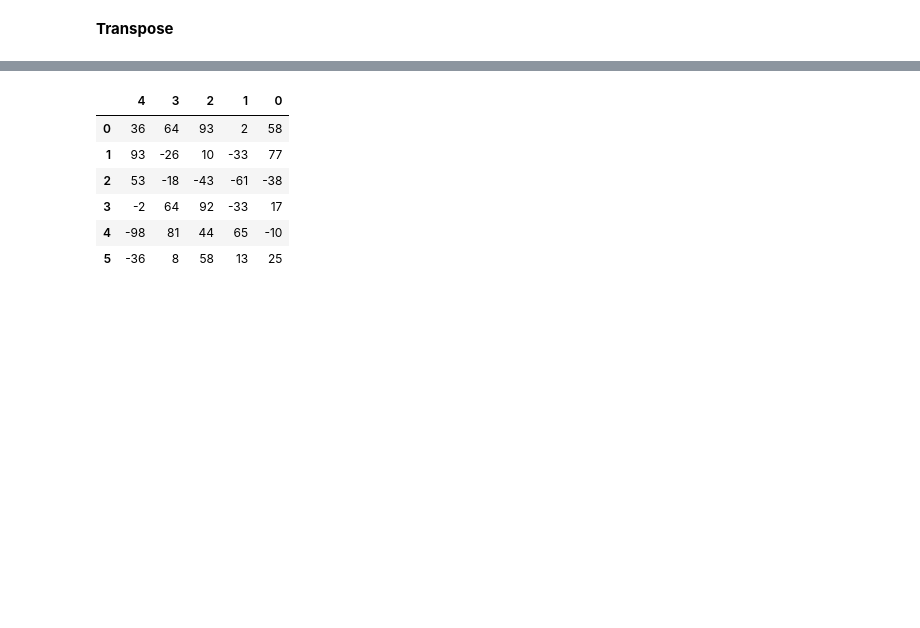
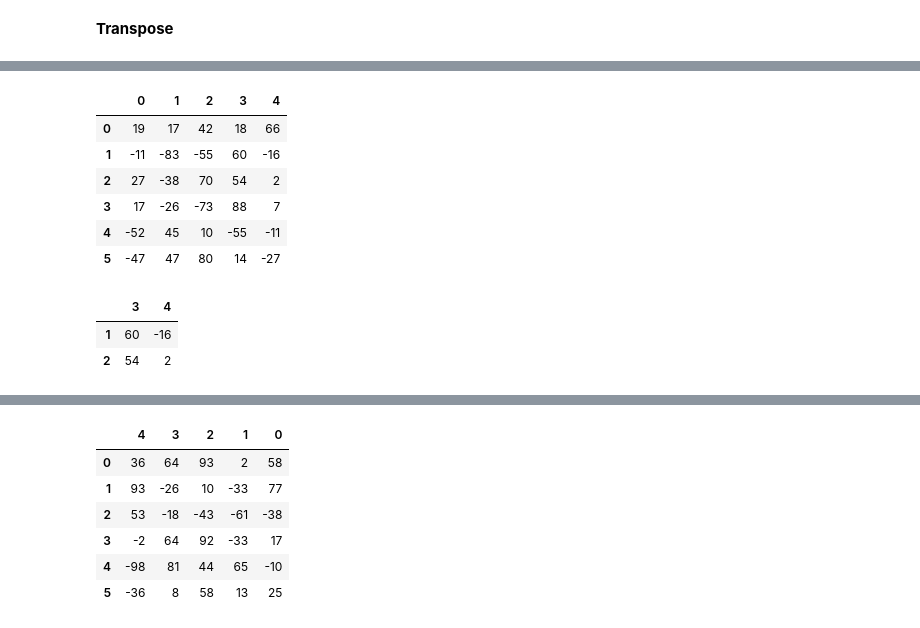
Before and after one commit to AyeshaMalikAyesha/DataEngineering, a Jupyter notebook: Pandas.ipynb, the cells around one changed output, grey strips where cells are left out. Cells and saved outputs as stored; diff of their text form; code cells hidden in the pictures; blank space fills up the shorter version.

```diff
--- a/Pandas.ipynb
+++ b/Pandas.ipynb
@@ -427,0 +461,16 @@ newdf.T
+# %%
+newdf
+# %% [output]
+|  | 0 | 1 | 2 | 3 | 4 |
+| 0 | 19 | 17 | 42 | 18 | 66 |
+| 1 | -11 | -83 | -55 | 60 | -16 |
+| 2 | 27 | -38 | 70 | 54 | 2 |
+| 3 | 17 | -26 | -73 | 88 | 7 |
+| 4 | -52 | 45 | 10 | -55 | -11 |
+| 5 | -47 | 47 | 80 | 14 | -27 |
+# %%
+newdf.loc[[1,2],[3,4]]
+# %% [output]
+|  | 3 | 4 |
+| 1 | 60 | -16 |
+| 2 | 54 | 2 |
```
Also changed, not shown: parts of 12 cells of this notebook.
